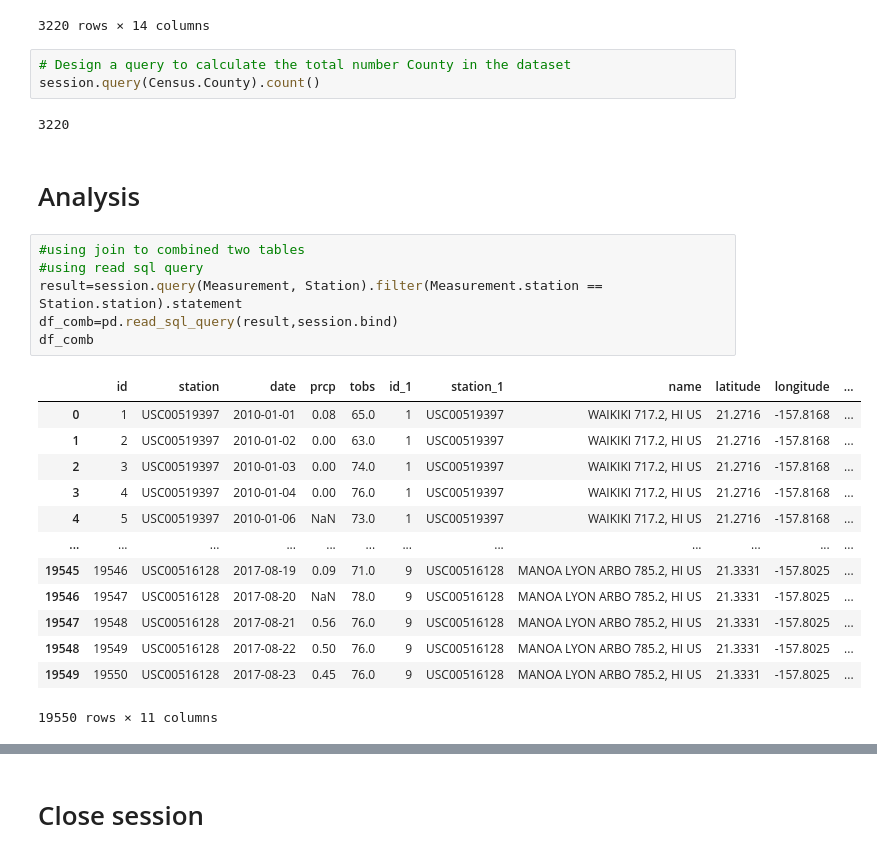
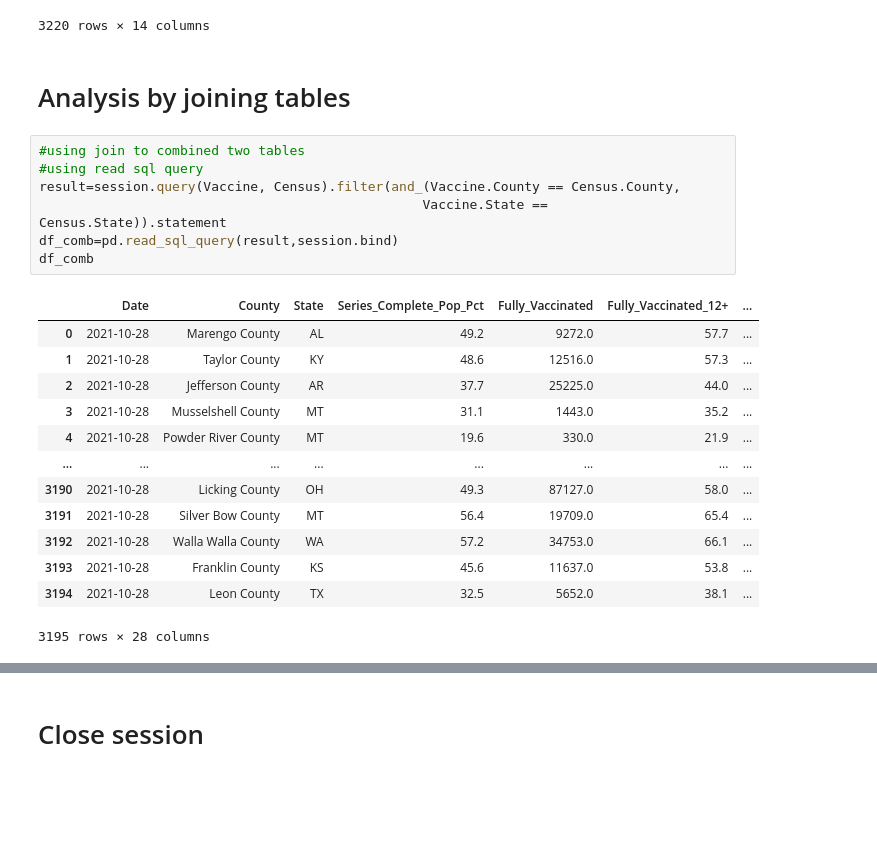
Before and after one commit to pandeysudip/COVID-19-Vaccination-Rate, a Jupyter notebook: Analysis/sqlalchemy.ipynb, the cells around one changed output, grey strips where cells are left out. Drawn from its saved outputs; the diff is of its cells as text; blank space fills up the shorter version.

```diff
--- a/Analysis/sqlalchemy.ipynb
+++ b/Analysis/sqlalchemy.ipynb
@@ -444,30 +449,26 @@ df_census
 | 3218 | Zavala County | TX | 4017.000000 | 32.333333 | 3.260533e+04 | 39.085347 | 3.397647 | ... |
 | 3219 | Ziebach County | SD | 759.000000 | 30.550000 | 3.289050e+04 | 52.753948 | 9.981604 | ... |
 3220 rows × 14 columns
-# %%
-# Design a query to calculate the total number County in the dataset
-session.query(Census.County).count()
-# %% [output]
-3220
 # %% [markdown]
-# Analysis
+# Analysis by joining tables
 # %%
 #using join to combined two tables
 #using read sql query
-result=session.query(Measurement, Station).filter(Measurement.station == Station.station).statement
+result=session.query(Vaccine, Census).filter(and_(Vaccine.County == Census.County,
+                                                 Vaccine.State == Census.State)).statement
 df_comb=pd.read_sql_query(result,session.bind)
 df_comb
 # %% [output]
-|  | id | station | date | prcp | tobs | id_1 | station_1 | name | latitude | longitude | ... |
-| 0 | 1 | USC00519397 | 2010-01-01 | 0.08 | 65.0 | 1 | USC00519397 | WAIKIKI 717.2, HI US | 21.2716 | -157.8168 | ... |
-| 1 | 2 | USC00519397 | 2010-01-02 | 0.00 | 63.0 | 1 | USC00519397 | WAIKIKI 717.2, HI US | 21.2716 | -157.8168 | ... |
-| 2 | 3 | USC00519397 | 2010-01-03 | 0.00 | 74.0 | 1 | USC00519397 | WAIKIKI 717.2, HI US | 21.2716 | -157.8168 | ... |
-| 3 | 4 | USC00519397 | 2010-01-04 | 0.00 | 76.0 | 1 | USC00519397 | WAIKIKI 717.2, HI US | 21.2716 | -157.8168 | ... |
-| 4 | 5 | USC00519397 | 2010-01-06 | NaN | 73.0 | 1 | USC00519397 | WAIKIKI 717.2, HI US | 21.2716 | -157.8168 | ... |
-| ... | ... | ... | ... | ... | ... | ... | ... | ... | ... | ... | ... |
-| 19545 | 19546 | USC00516128 | 2017-08-19 | 0.09 | 71.0 | 9 | USC00516128 | MANOA LYON ARBO 785.2, HI US | 21.3331 | -157.8025 | ... |
-| 19546 | 19547 | USC00516128 | 2017-08-20 | NaN | 78.0 | 9 | USC00516128 | MANOA LYON ARBO 785.2, HI US | 21.3331 | -157.8025 | ... |
-| 19547 | 19548 | USC00516128 | 2017-08-21 | 0.56 | 76.0 | 9 | USC00516128 | MANOA LYON ARBO 785.2, HI US | 21.3331 | -157.8025 | ... |
-| 19548 | 19549 | USC00516128 | 2017-08-22 | 0.50 | 76.0 | 9 | USC00516128 | MANOA LYON ARBO 785.2, HI US | 21.3331 | -157.8025 | ... |
-| 19549 | 19550 | USC00516128 | 2017-08-23 | 0.45 | 76.0 | 9 | USC00516128 | MANOA LYON ARBO 785.2, HI US | 21.3331 | -157.8025 | ... |
+|  | Date | County | State | Series_Complete_Pop_Pct | Fully_Vaccinated | Fully_Vaccinated_12+ | ... |
+| 0 | 2021-10-28 | Marengo County | AL | 49.2 | 9272.0 | 57.7 | ... |
+| 1 | 2021-10-28 | Taylor County | KY | 48.6 | 12516.0 | 57.3 | ... |
+| 2 | 2021-10-28 | Jefferson County | AR | 37.7 | 25225.0 | 44.0 | ... |
+| 3 | 2021-10-28 | Musselshell County | MT | 31.1 | 1443.0 | 35.2 | ... |
+| 4 | 2021-10-28 | Powder River County | MT | 19.6 | 330.0 | 21.9 | ... |
+| ... | ... | ... | ... | ... | ... | ... | ... |
+| 3190 | 2021-10-28 | Licking County | OH | 49.3 | 87127.0 | 58.0 | ... |
+| 3191 | 2021-10-28 | Silver Bow County | MT | 56.4 | 19709.0 | 65.4 | ... |
+| 3192 | 2021-10-28 | Walla Walla County | WA | 57.2 | 34753.0 | 66.1 | ... |
+| 3193 | 2021-10-28 | Franklin County | KS | 45.6 | 11637.0 | 53.8 | ... |
+| 3194 | 2021-10-28 | Leon County | TX | 32.5 | 5652.0 | 38.1 | ... |
-19550 rows × 11 columns
+3195 rows × 28 columns
```
Also changed, not shown: parts of 15 cells of this notebook.
